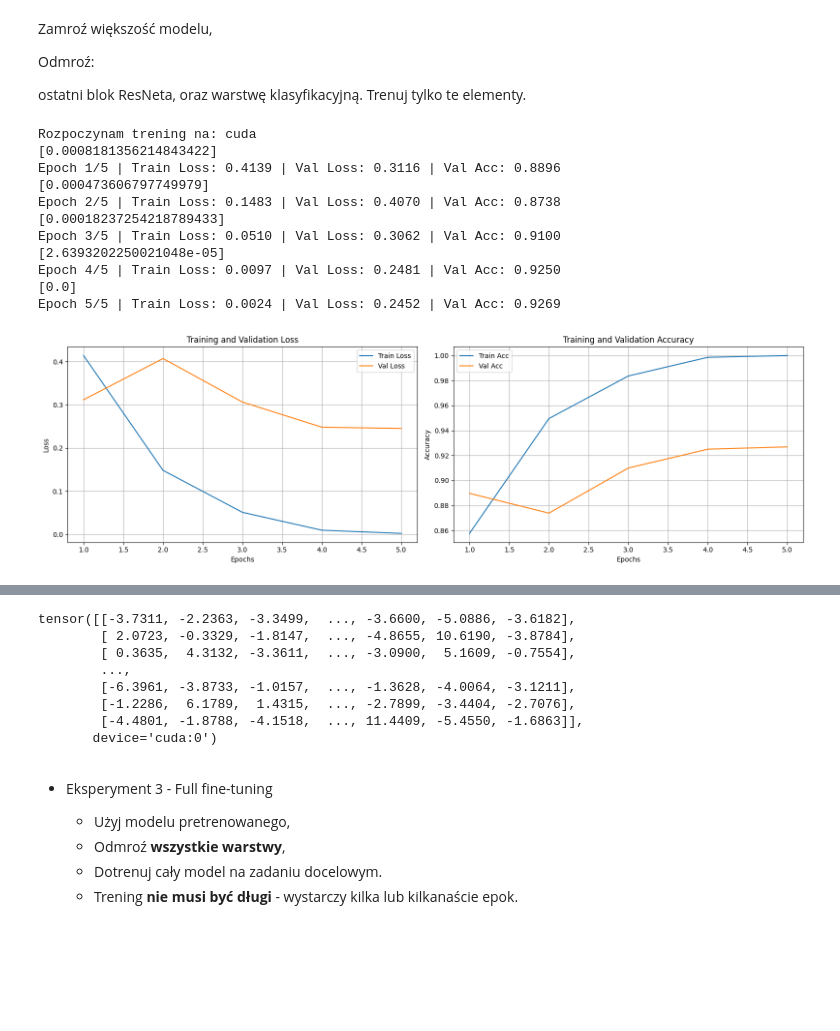
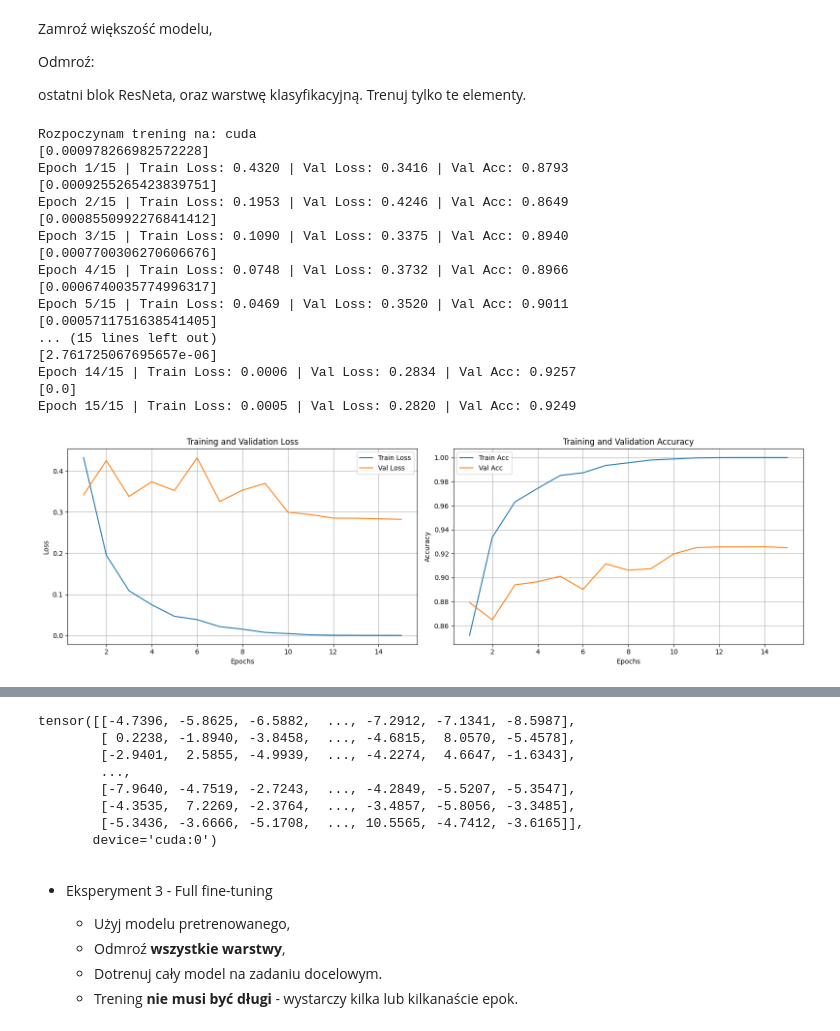
Before and after one commit to Solvro/ml-kurs-wdrozeniowy-25, a Jupyter notebook: L5.ipynb, the cells around one changed output, grey strips where cells are left out. Saved outputs shown, nothing was run; the diff lists cells and outputs as text; code cells hidden in the pictures; blank space fills up the shorter version.

```diff
--- a/L5.ipynb
+++ b/L5.ipynb
@@ -474,7 +474,7 @@ class TrainerTorch:
     def __init__(self,
                  model,
                  n_epochs=20,
-                 batch_size=256,
+                 batch_size=128,
                  lr=0.01,
                  patience=3,
                  optimizer: str = "SGD",
@@ -599,25 +599,33 @@ class TrainerTorch:
         self.model.load_state_dict(checkpoint['model_state_dict'])
 
     def evaluate(self, loader):
-        losses, accs = [], []
+        total_loss = 0.0
+        total_correct = 0
+        total_samples = 0
         all_preds = []
 
-        for X, y in loader:
-            X, y = X.to(self.device), y.to(self.device)
-            A = self.model(X)
-            loss = self.criterion(A, y)
-            losses.append(loss.item())
+        self.model.eval()
+        with torch.no_grad():
+            for X, y in loader:
+                X, y = X.to(self.device), y.to(self.device)
 
-            predicted_classes = A.argmax(dim=1)
+                output = self.model(X)
+                loss = self.criterion(output, y)
 
-            acc = (predicted_classes == y).float().mean().item()
 
-            accs.append(acc)
+                total_loss += loss.item() * X.size(0)
 
-            all_preds.append(A)
+                predicted = output.argmax(dim=1)
+                total_correct += (predicted == y).sum().item()
+
+                total_samples += y.size(0)
+                all_preds.append(output)
+
+        avg_loss = total_loss / total_samples
+        avg_acc = total_correct / total_samples
         full_preds = torch.cat(all_preds) if all_preds else None
 
-        return np.mean(losses), np.mean(accs), full_preds
+        return avg_loss, avg_acc, full_preds
 
 
     def predict(self, x_test):
@@ -710,6 +718,7 @@ base_path = Path('/content/drive/MyDrive/CIFAR')
 transform = transforms.Compose([
     transforms.Resize(224),
     transforms.ToTensor(),
+    transforms.Normalize(mean=[0.485,0.456,0.406], std=[0.229,0.224,0.225])
 ])
 
 
@@ -762,7 +771,7 @@ num_ftrs = resnet18_e1.fc.in_features
 
 resnet18_e1.fc = nn.Linear(num_ftrs, 10)
 
-trainer = TrainerTorch(model=resnet18_e1, n_epochs=5, lr=0.001, optimizer="Adam", cosine_learning_rate=True, regularization=True, lambda_reg=1e-4)
+trainer = TrainerTorch(model=resnet18_e1, n_epochs=15, lr=0.001, optimizer="Adam", cosine_learning_rate=True, regularization=True, lambda_reg=1e-4)
 
 trainer.train(train_subset, val_subset)
 
@@ -806,33 +818,39 @@ Trenuj tylko te elementy.
 # %%
 resnet18_e2 = models.resnet18(weights='DEFAULT')
 
 
 for param in resnet18_e2.parameters():
     param.requires_grad = False
 
 for param in resnet18_e2.layer4.parameters():
     param.requires_grad = True
 
 
 resnet18_e2.fc.requires_grad = True
 num_ftrs = resnet18_e2.fc.in_features
 resnet18_e2.fc = nn.Linear(num_ftrs, 10)
 
-trainer = TrainerTorch(model=resnet18_e2, n_epochs=5, lr=0.001, optimizer="Adam", cosine_learning_rate=True, regularization=True, lambda_reg=1e-4)
+trainer = TrainerTorch(model=resnet18_e2, n_epochs=15, lr=0.001, optimizer="Adam", cosine_learning_rate=True, regularization=True, lambda_reg=1e-4)
 
 trainer.train(train_subset, val_subset)
 
 trainer.predict(testset)
 # %% [output]
 Rozpoczynam trening na: cuda
-[0.0008181356214843422]
-Epoch 1/5 | Train Loss: 0.4139 | Val Loss: 0.3116 | Val Acc: 0.8896
-[0.000473606797749979]
-Epoch 2/5 | Train Loss: 0.1483 | Val Loss: 0.4070 | Val Acc: 0.8738
-[0.00018237254218789433]
-Epoch 3/5 | Train Loss: 0.0510 | Val Loss: 0.3062 | Val Acc: 0.9100
-[2.6393202250021048e-05]
-Epoch 4/5 | Train Loss: 0.0097 | Val Loss: 0.2481 | Val Acc: 0.9250
+[0.000978266982572228]
+Epoch 1/15 | Train Loss: 0.4320 | Val Loss: 0.3416 | Val Acc: 0.8793
+[0.0009255265423839751]
+Epoch 2/15 | Train Loss: 0.1953 | Val Loss: 0.4246 | Val Acc: 0.8649
+[0.0008550992276841412]
+Epoch 3/15 | Train Loss: 0.1090 | Val Loss: 0.3375 | Val Acc: 0.8940
+[0.0007700306270606676]
+Epoch 4/15 | Train Loss: 0.0748 | Val Loss: 0.3732 | Val Acc: 0.8966
+[0.0006740035774996317]
+Epoch 5/15 | Train Loss: 0.0469 | Val Loss: 0.3520 | Val Acc: 0.9011
+[0.0005711751638541405]
+... (15 lines left out)
+[2.761725067695657e-06]
+Epoch 14/15 | Train Loss: 0.0006 | Val Loss: 0.2834 | Val Acc: 0.9257
 [0.0]
-Epoch 5/5 | Train Loss: 0.0024 | Val Loss: 0.2452 | Val Acc: 0.9269
+Epoch 15/15 | Train Loss: 0.0005 | Val Loss: 0.2820 | Val Acc: 0.9249
-[figure, old version]
+[figure, new version]
@@ -841,10 +859,10 @@ Acc: 0.91982421875
-tensor([[-3.7311, -2.2363, -3.3499,  ..., -3.6600, -5.0886, -3.6182],
-        [ 2.0723, -0.3329, -1.8147,  ..., -4.8655, 10.6190, -3.8784],
-        [ 0.3635,  4.3132, -3.3611,  ..., -3.0900,  5.1609, -0.7554],
+tensor([[-4.7396, -5.8625, -6.5882,  ..., -7.2912, -7.1341, -8.5987],
+        [ 0.2238, -1.8940, -3.8458,  ..., -4.6815,  8.0570, -5.4578],
+        [-2.9401,  2.5855, -4.9939,  ..., -4.2274,  4.6647, -1.6343],
         ...,
-        [-6.3961, -3.8733, -1.0157,  ..., -1.3628, -4.0064, -3.1211],
-        [-1.2286,  6.1789,  1.4315,  ..., -2.7899, -3.4404, -2.7076],
-        [-4.4801, -1.8788, -4.1518,  ..., 11.4409, -5.4550, -1.6863]],
+        [-7.9640, -4.7519, -2.7243,  ..., -4.2849, -5.5207, -5.3547],
+        [-4.3535,  7.2269, -2.3764,  ..., -3.4857, -5.8056, -3.3485],
+        [-5.3436, -3.6666, -5.1708,  ..., 10.5565, -4.7412, -3.6165]],
        device='cuda:0')
 # %% [markdown]
 - Eksperyment 3 - Full fine-tuning
```
Also changed, not shown: parts of 7 cells of this notebook, 3 other files.
